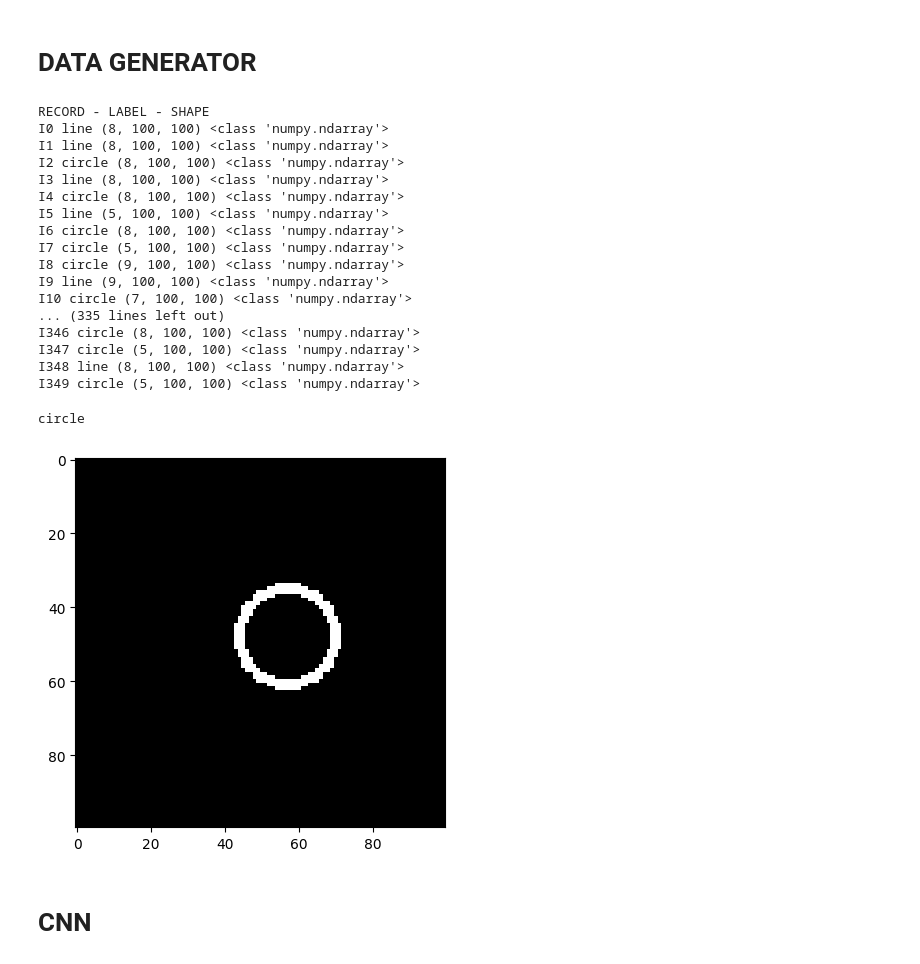
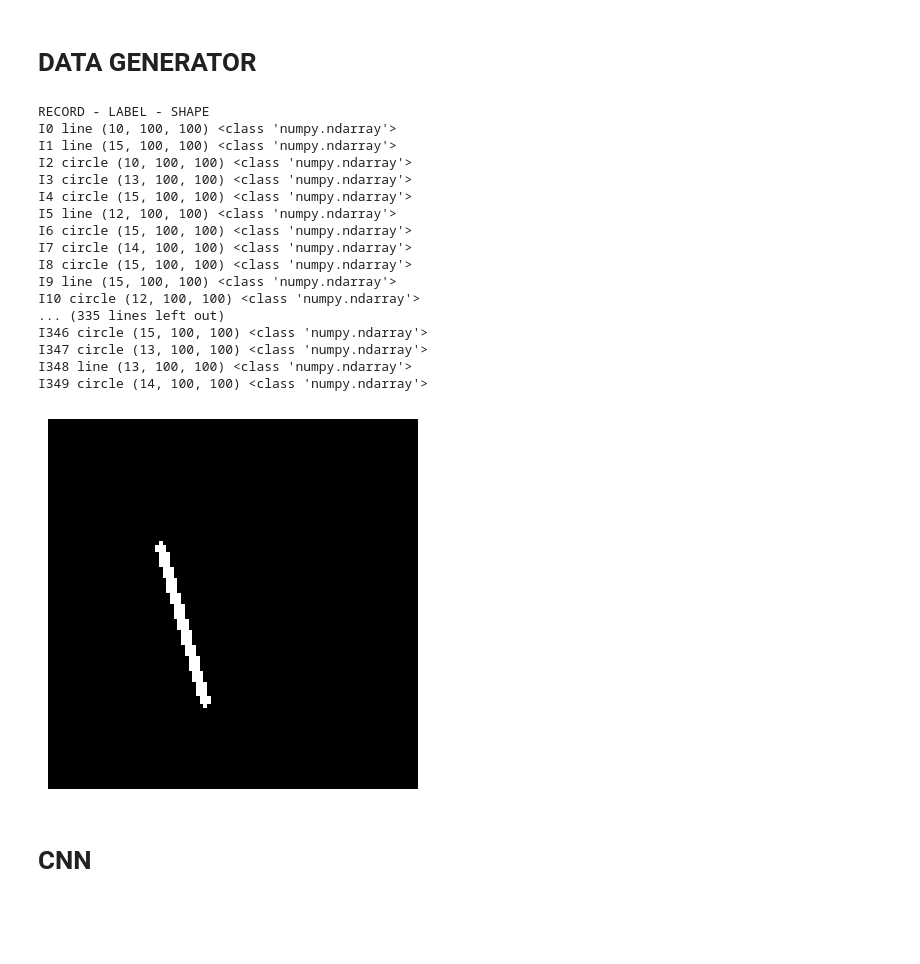
Before and after one commit to DanPinGar/python-machine-learning, a Jupyter notebook: emboendo_ML/embo_CNN_lab/models_lab.ipynb, the cells around one changed output. Saved outputs shown, nothing was run; the diff lists cells and outputs as text; code cells hidden in the pictures; blank space fills up the shorter version.

```diff
--- a/emboendo_ML/embo_CNN_lab/models_lab.ipynb
+++ b/emboendo_ML/embo_CNN_lab/models_lab.ipynb
@@ -25,7 +25,7 @@ color=255
 
 # -------- Video ---------
 
-n_frames=[5,10]    # [min,max]
+n_frames=[10,15]    # [min,max]
 t_btw_frm=0.2
 # %%
 #input_d, eval_d
@@ -50,35 +50,34 @@ if generate_new_data:
         print(R,input_d[R]['label'],np.shape(input_d[R]['image']),type(input_d[R]['image']))
 # %% [output]
 RECORD - LABEL - SHAPE
-I0 line (8, 100, 100) <class 'numpy.ndarray'>
-I1 line (8, 100, 100) <class 'numpy.ndarray'>
-I2 circle (8, 100, 100) <class 'numpy.ndarray'>
-I3 line (8, 100, 100) <class 'numpy.ndarray'>
-I4 circle (8, 100, 100) <class 'numpy.ndarray'>
-I5 line (5, 100, 100) <class 'numpy.ndarray'>
-I6 circle (8, 100, 100) <class 'numpy.ndarray'>
-I7 circle (5, 100, 100) <class 'numpy.ndarray'>
-I8 circle (9, 100, 100) <class 'numpy.ndarray'>
-I9 line (9, 100, 100) <class 'numpy.ndarray'>
-I10 circle (7, 100, 100) <class 'numpy.ndarray'>
+I0 line (10, 100, 100) <class 'numpy.ndarray'>
+I1 line (15, 100, 100) <class 'numpy.ndarray'>
+I2 circle (10, 100, 100) <class 'numpy.ndarray'>
+I3 circle (13, 100, 100) <class 'numpy.ndarray'>
+I4 circle (15, 100, 100) <class 'numpy.ndarray'>
+I5 line (12, 100, 100) <class 'numpy.ndarray'>
+I6 circle (15, 100, 100) <class 'numpy.ndarray'>
+I7 circle (14, 100, 100) <class 'numpy.ndarray'>
+I8 circle (15, 100, 100) <class 'numpy.ndarray'>
+I9 line (15, 100, 100) <class 'numpy.ndarray'>
+I10 circle (12, 100, 100) <class 'numpy.ndarray'>
 ... (335 lines left out)
-I346 circle (8, 100, 100) <class 'numpy.ndarray'>
-I347 circle (5, 100, 100) <class 'numpy.ndarray'>
-I348 line (8, 100, 100) <class 'numpy.ndarray'>
-I349 circle (5, 100, 100) <class 'numpy.ndarray'>
+I346 circle (15, 100, 100) <class 'numpy.ndarray'>
+I347 circle (13, 100, 100) <class 'numpy.ndarray'>
+I348 line (13, 100, 100) <class 'numpy.ndarray'>
+I349 circle (14, 100, 100) <class 'numpy.ndarray'>
 # %%
 d_plt_check,rec_check=True,'I1'
 print(input_d[rec_check]['label'])
 
 if generate_new_data:
 
     if d_plt_check:
 
-        if video_d:fig_lib.vid_show(input_d[rec_check]['image'],t_btw_frm=0.2)
+        if video_d:fig_lib.vid_show(input_d[rec_check]['image'],t_btw_frm=t_btw_frm)
         else:fig_lib.im_show(input_d[rec_check]['image'])
 # %% [output]
-circle
-[figure, old version]
+[figure, new version]
 # %% [markdown]
 # CNN
 # %% [markdown]
```
Also changed, not shown: parts of 10 cells of this notebook, 3 other files.
